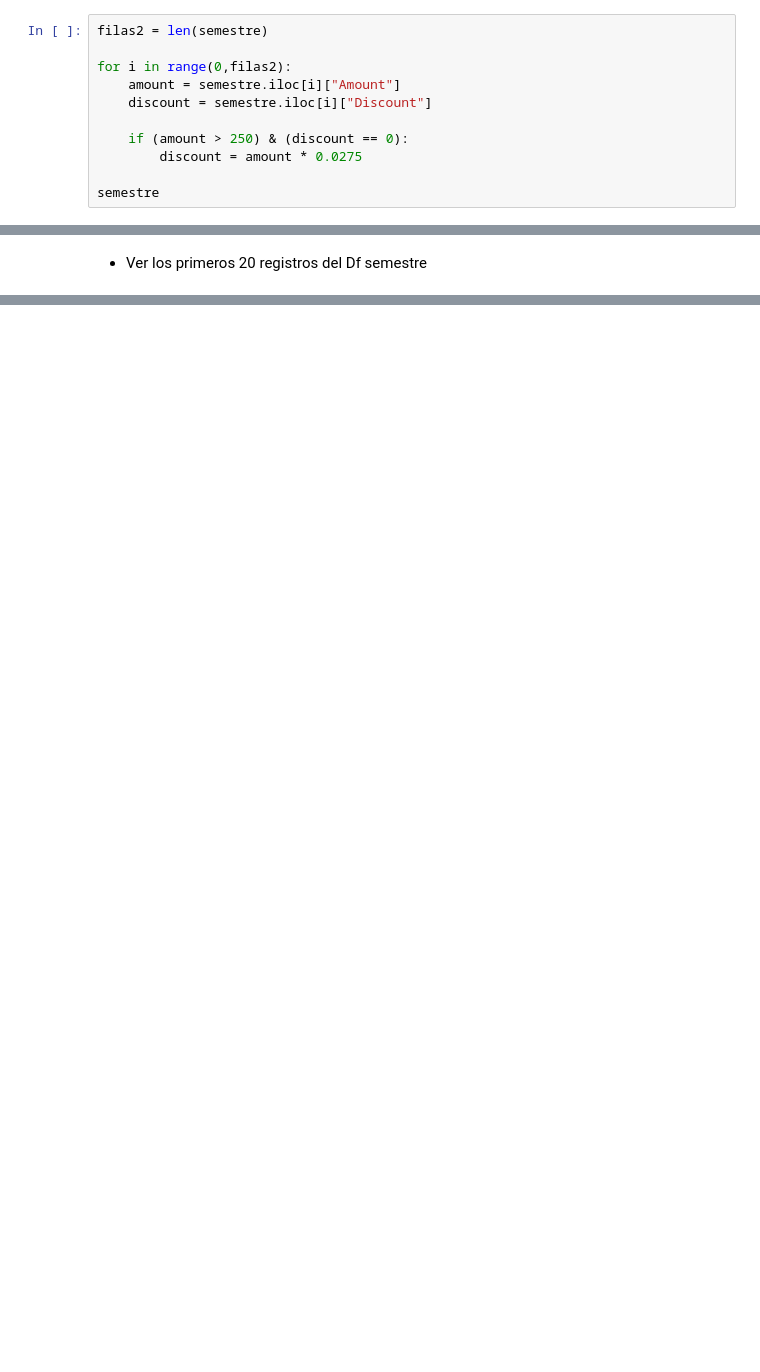
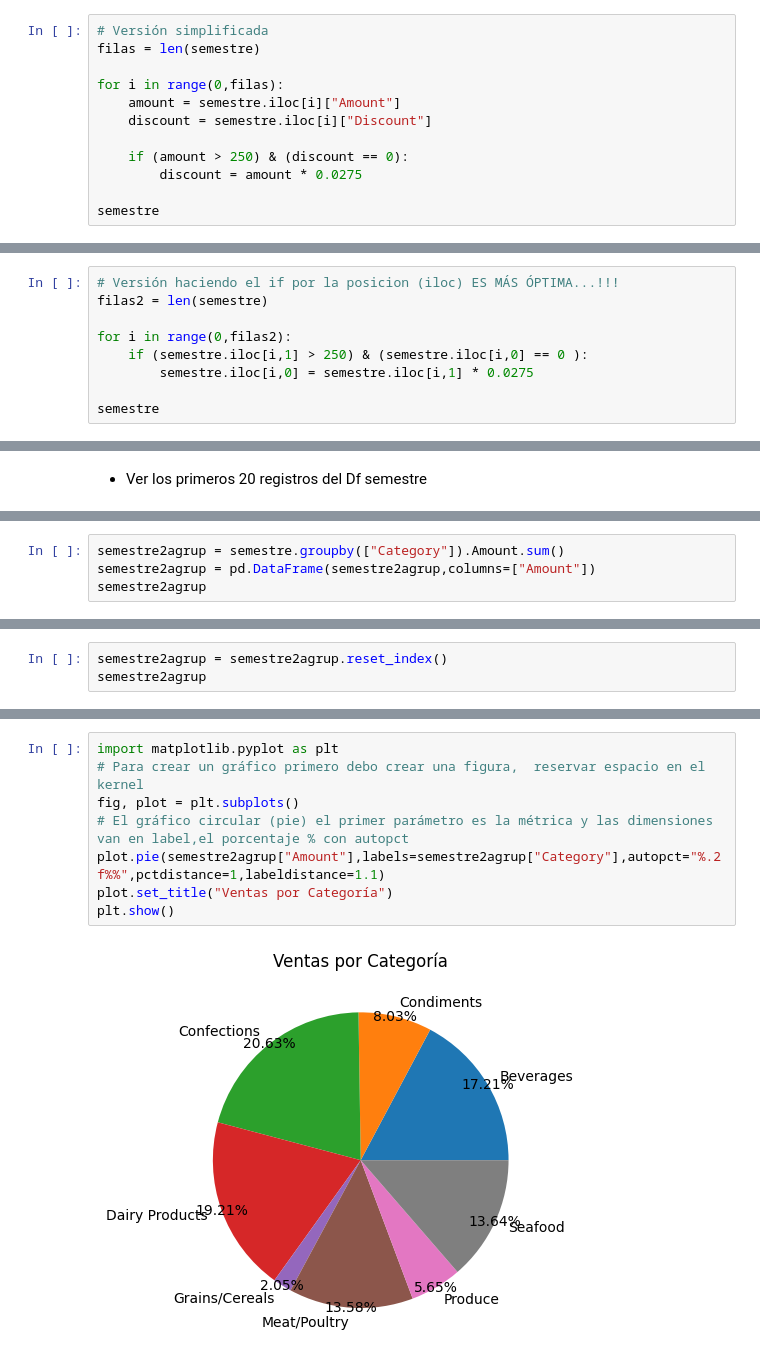
Before and after one commit to JaviDoria/Pytho-Data-Science, a Jupyter notebook: Práctica día 5.ipynb, the cells around one changed output, grey strips where cells are left out. Drawn from its saved outputs; the diff is of its cells as text; blank space fills up the shorter version.

```diff
--- a/Práctica día 5.ipynb
+++ b/Práctica día 5.ipynb
@@ -218,9 +218,10 @@ semestre
 | 322 | 7.1280 | 259.2 | 2014-12-30 | USA | Albuquerque | Rattlesnake Canyon Grocery | 18 | 14.4 | Beverages | ... |
 323 rows × 11 columns
 # %%
-filas2 = len(semestre)
+# Versión simplificada
+filas = len(semestre)
 
-for i in range(0,filas2):
+for i in range(0,filas):
     amount = semestre.iloc[i]["Amount"]
     discount = semestre.iloc[i]["Discount"]
 
@@ -242,3 +243,12 @@ semestre
 | 321 | 12.8700 | 468.0 | 2014-12-30 | USA | Albuquerque | Rattlesnake Canyon Grocery | 15 | 31.2 | Meat/Poultry | ... |
 | 322 | 7.1280 | 259.2 | 2014-12-30 | USA | Albuquerque | Rattlesnake Canyon Grocery | 18 | 14.4 | Beverages | ... |
 323 rows × 11 columns
+# %%
+# Versión haciendo el if por la posicion (iloc) ES MÁS ÓPTIMA...!!!
+filas2 = len(semestre)
+
+for i in range(0,filas2):
+    if (semestre.iloc[i,1] > 250) & (semestre.iloc[i,0] == 0 ):
+        semestre.iloc[i,0] = semestre.iloc[i,1] * 0.0275
+
+semestre
@@ -266,0 +327,4 @@ semestre.head(20)
+# %%
+semestre2agrup = semestre.groupby(["Category"]).Amount.sum()
+semestre2agrup = pd.DataFrame(semestre2agrup,columns=["Amount"])
+semestre2agrup
@@ -266,0 +344,3 @@ semestre.head(20)
+# %%
+semestre2agrup = semestre2agrup.reset_index()
+semestre2agrup
@@ -266,0 +369,10 @@ semestre.head(20)
+# %%
+import matplotlib.pyplot as plt
+# Para crear un gráfico primero debo crear una figura,  reservar espacio en el kernel
+fig, plot = plt.subplots()
+# El gráfico circular (pie) el primer parámetro es la métrica y las dimensiones van en label,el porcentaje % con autopct
+plot.pie(semestre2agrup["Amount"],labels=semestre2agrup["Category"],autopct="%.2f%%",pctdistance=1,labeldistance=1.1)
+plot.set_title("Ventas por Categoría")
+plt.show()
+# %% [output]
+[figure, added]
```
Also changed, not shown: parts of 18 cells of this notebook, 1 other file.
